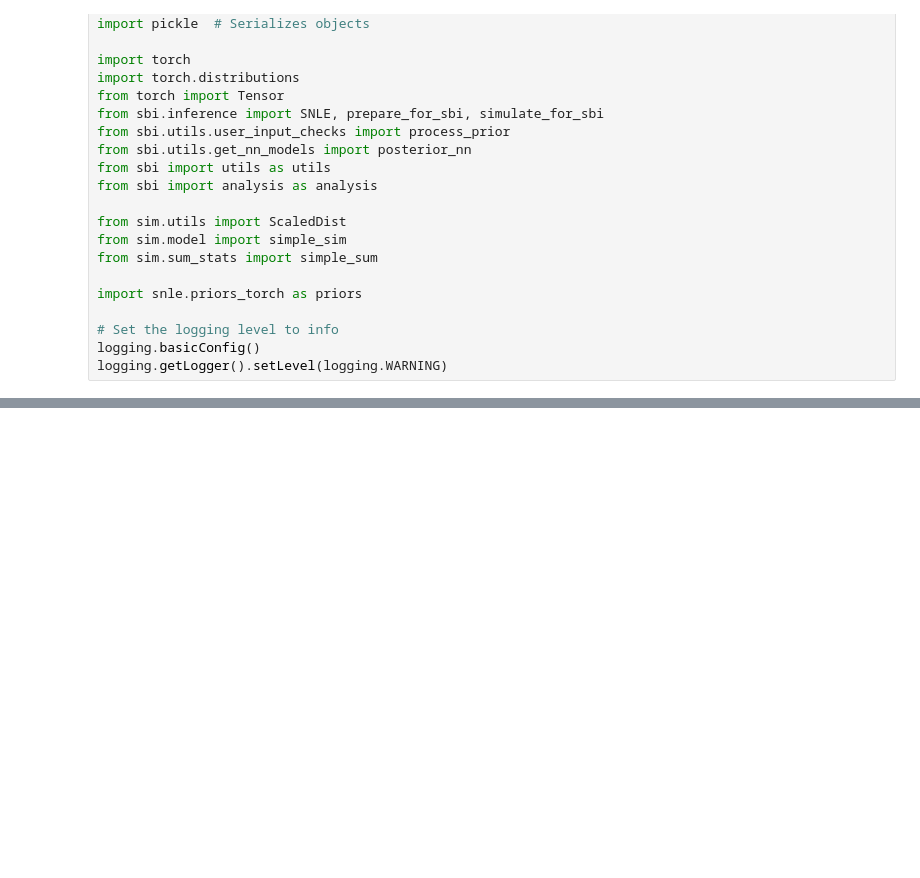
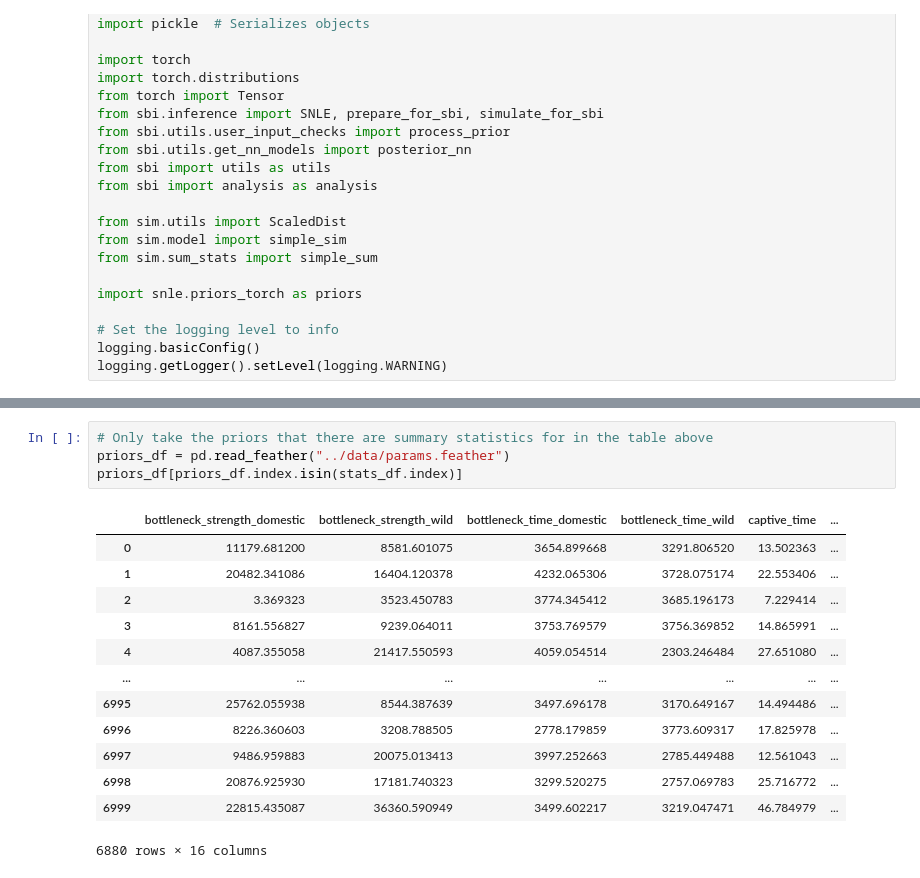
Before and after one commit to JJMorton/wildcats, a Jupyter notebook: scripts/snle.ipynb, the cells around one changed output, grey strips where cells are left out. Drawn from its saved outputs; the diff is of its cells as text; blank space fills up the shorter version.

```diff
--- a/scripts/snle.ipynb
+++ b/scripts/snle.ipynb
@@ -69,0 +52,18 @@ stats_df
+# %%
+# Only take the priors that there are summary statistics for in the table above
+priors_df = pd.read_feather("../data/params.feather")
+priors_df[priors_df.index.isin(stats_df.index)]
+# %% [output]
+|  | bottleneck_strength_domestic | bottleneck_strength_wild | bottleneck_time_domestic | bottleneck_time_wild | captive_time | ... |
+| 0 | 11179.681200 | 8581.601075 | 3654.899668 | 3291.806520 | 13.502363 | ... |
+| 1 | 20482.341086 | 16404.120378 | 4232.065306 | 3728.075174 | 22.553406 | ... |
+| 2 | 3.369323 | 3523.450783 | 3774.345412 | 3685.196173 | 7.229414 | ... |
+| 3 | 8161.556827 | 9239.064011 | 3753.769579 | 3756.369852 | 14.865991 | ... |
+| 4 | 4087.355058 | 21417.550593 | 4059.054514 | 2303.246484 | 27.651080 | ... |
+| ... | ... | ... | ... | ... | ... | ... |
+| 6995 | 25762.055938 | 8544.387639 | 3497.696178 | 3170.649167 | 14.494486 | ... |
+| 6996 | 8226.360603 | 3208.788505 | 2778.179859 | 3773.609317 | 17.825978 | ... |
+| 6997 | 9486.959883 | 20075.013413 | 3997.252663 | 2785.449488 | 12.561043 | ... |
+| 6998 | 20876.925930 | 17181.740323 | 3299.520275 | 2757.069783 | 25.716772 | ... |
+| 6999 | 22815.435087 | 36360.590949 | 3499.602217 | 3219.047471 | 46.784979 | ... |
+6880 rows × 16 columns
```
Also changed, not shown: parts of 22 cells of this notebook, 1 other file.
